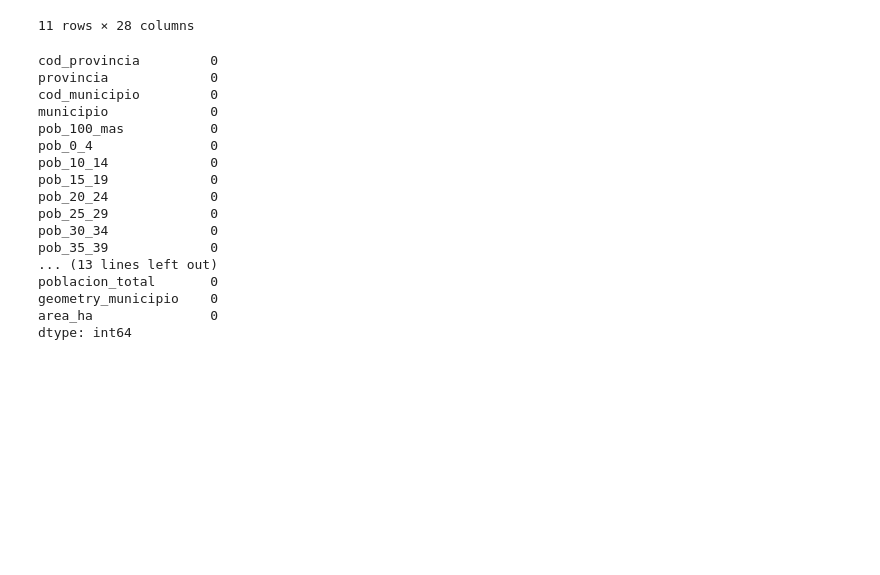
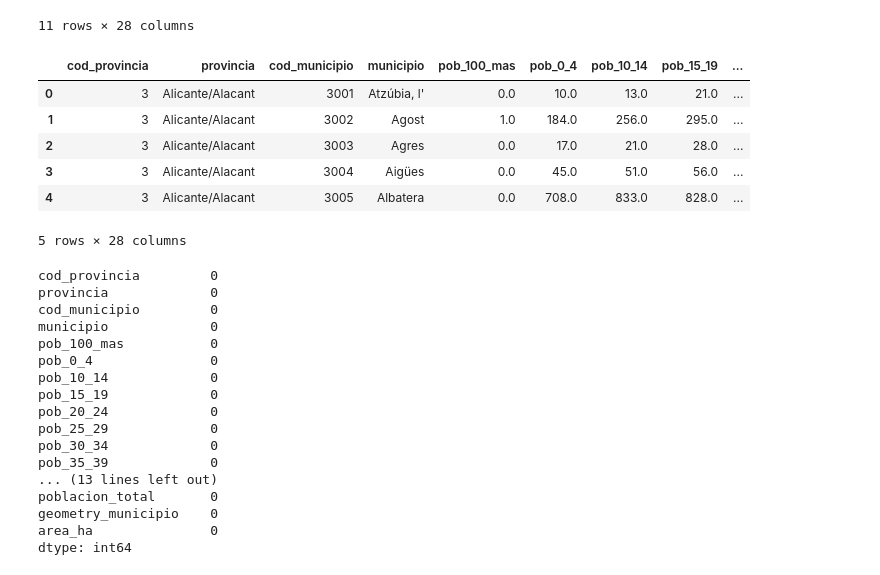
Before and after one commit to nt33/PRVD-Proyecto_Salud, a Jupyter notebook: 02-integracion/integracion_datasets.ipynb, the cells around one changed output. Drawn from its saved outputs; the diff is of its cells as text; code cells hidden in the pictures; blank space fills up the shorter version.

```diff
--- a/02-integracion/integracion_datasets.ipynb
+++ b/02-integracion/integracion_datasets.ipynb
@@ -81,6 +81,16 @@ merged_df.describe(include='all')
 | 75% | 46.000000 | NaN | 46130.750000 | NaN | 2.000000 | 264.000000 | 397.500000 | 417.500000 | ... |
 | max | 46.000000 | NaN | 46904.000000 | NaN | 261.000000 | 28778.000000 | 37954.000000 | 42984.000000 | ... |
 11 rows × 28 columns
+# %%
+merged_df.head()
+# %% [output]
+|  | cod_provincia | provincia | cod_municipio | municipio | pob_100_mas | pob_0_4 | pob_10_14 | pob_15_19 | ... |
+| 0 | 3 | Alicante/Alacant | 3001 | Atzúbia, l' | 0.0 | 10.0 | 13.0 | 21.0 | ... |
+| 1 | 3 | Alicante/Alacant | 3002 | Agost | 1.0 | 184.0 | 256.0 | 295.0 | ... |
+| 2 | 3 | Alicante/Alacant | 3003 | Agres | 0.0 | 17.0 | 21.0 | 28.0 | ... |
+| 3 | 3 | Alicante/Alacant | 3004 | Aigües | 0.0 | 45.0 | 51.0 | 56.0 | ... |
+| 4 | 3 | Alicante/Alacant | 3005 | Albatera | 0.0 | 708.0 | 833.0 | 828.0 | ... |
+5 rows × 28 columns
 # %%
 merged_df.isna().sum()
 # %% [output]
```
Also changed, not shown: parts of 1 cell of this notebook, 7 other files.
